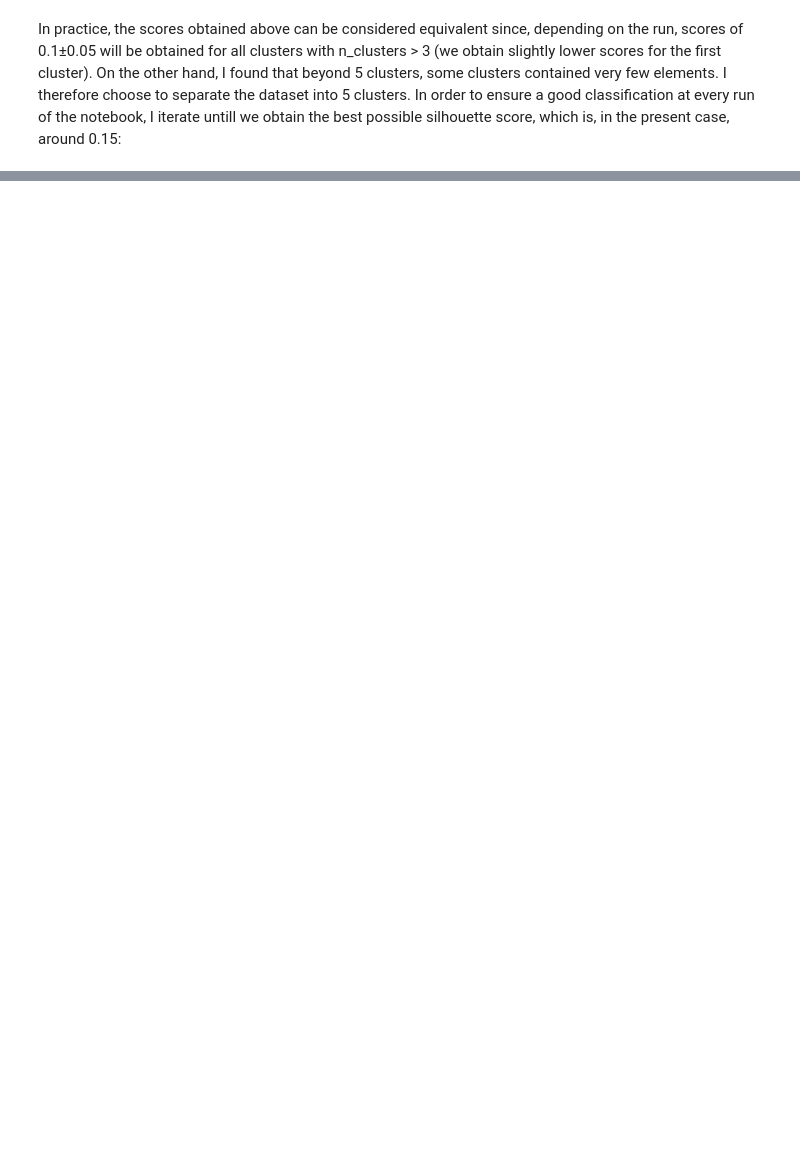
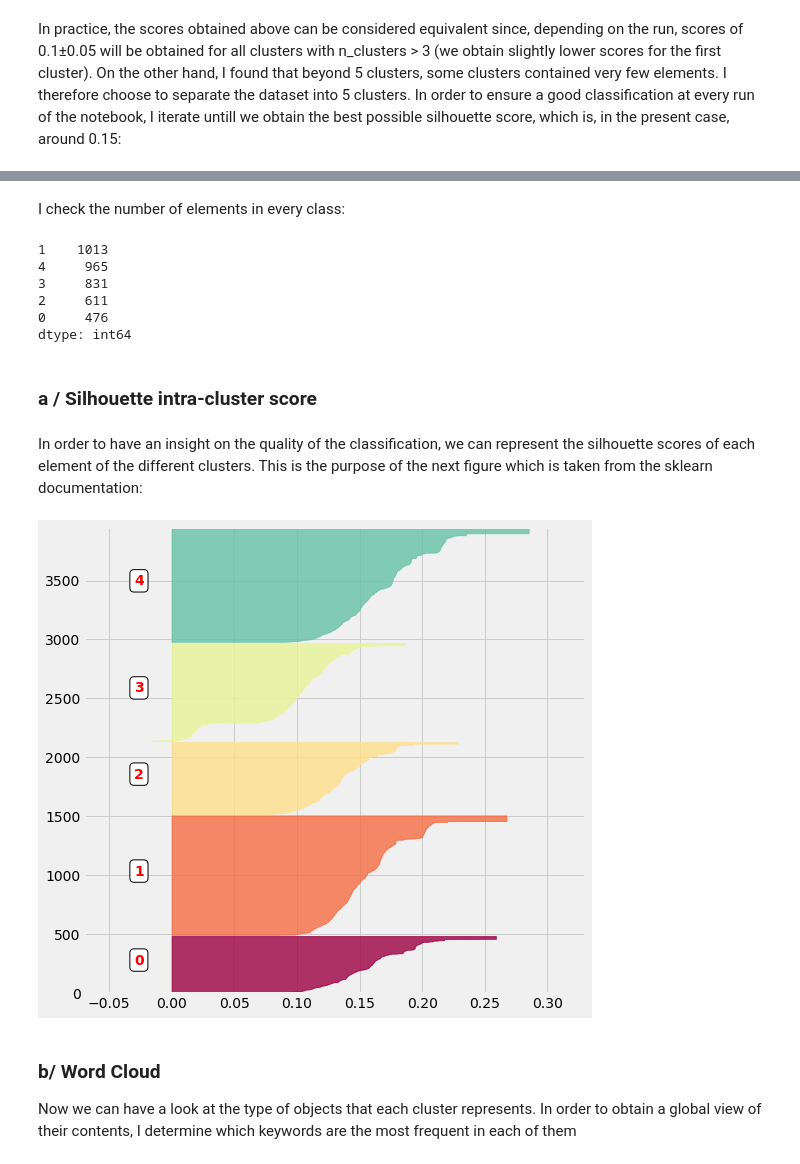
Before and after one commit to illumi91/Customer_segmentation, a Jupyter notebook: Market segmentation.ipynb, the cells around one changed output, grey strips where cells are left out. Saved outputs shown, nothing was run; the diff lists cells and outputs as text; code cells hidden in the pictures; blank space fills up the shorter version.

```diff
--- a/Market segmentation.ipynb
+++ b/Market segmentation.ipynb
@@ -390,7 +398,7 @@ for i in range(len(threshold)):
     label_col.append(col)
     X.loc[:, col] = 0
 
-for i, prod in enumerate(liste_produits):
+for i, prod in enumerate(list_product):
     prix = df_initial[ df_initial['Description'] == prod]['UnitPrice'].mean()
     j = 0
     while prix > threshold[j]:
@@ -456,0 +467,57 @@ For n_clusters = 5 The average silhouette_score is : 0.14709895533471118
+# %% [markdown]
+I check the number of elements in every class:
+# %%
+pd.Series(clusters).value_counts()
+# %% [output]
+1    1013
+4     965
+3     831
+2     611
+0     476
+dtype: int64
+# %% [markdown]
+### a / Silhouette intra-cluster score
+# %% [markdown]
+In order to have an insight on the quality of the classification, we can represent the silhouette scores of each element of the different clusters. This is the purpose of the next figure which is taken from the sklearn documentation:
+# %%
+def graph_component_silhouette(n_clusters, lim_x, mat_size, sample_silhouette_values, clusters):
+    plt.rcParams["patch.force_edgecolor"] = True
+    plt.style.use('fivethirtyeight')
+    mpl.rc('patch', edgecolor = 'dimgray', linewidth=1)
+    #____________________________
+    fig, ax1 = plt.subplots(1, 1)
+    fig.set_size_inches(8, 8)
+    ax1.set_xlim([lim_x[0], lim_x[1]])
+    ax1.set_ylim([0, mat_size + (n_clusters + 1) * 10])
+    y_lower = 10
+    for i in range(n_clusters):
+        #___________________________________________________________________________________
+        # Aggregate the silhouette scores for samples belonging to cluster i, and sort them
+        ith_cluster_silhouette_values = sample_silhouette_values[clusters == i]
+        ith_cluster_silhouette_values.sort()
+        size_cluster_i = ith_cluster_silhouette_values.shape[0]
+        y_upper = y_lower + size_cluster_i
+        cmap = cm.get_cmap("Spectral")
+        color = cmap(float(i) / n_clusters)
+        ax1.fill_betweenx(np.arange(y_lower, y_upper), 0, ith_cluster_silhouette_values,
+                           facecolor=color, edgecolor=color, alpha=0.8)
+        #____________________________________________________________________
+        # Label the silhouette plots with their cluster numbers at the middle
+        ax1.text(-0.03, y_lower + 0.5 * size_cluster_i, str(i), color = 'red', fontweight = 'bold',
+                bbox=dict(facecolor='white', edgecolor='black', boxstyle='round, pad=0.3'))
+        #______________________________________
+        # Compute the new y_lower for next plot
+        y_lower = y_upper + 10
+# %%
+#____________________________________
+# define individual silouhette scores
+sample_silhouette_values = silhouette_samples(matrix, clusters)
+#__________________
+# and do the graph
+graph_component_silhouette(n_clusters, [-0.07, 0.33], len(X), sample_silhouette_values, clusters)
+# %% [output]
+[figure, added]
+# %% [markdown]
+### b/ Word Cloud
+
+Now we can have a look at the type of objects that each cluster represents. In order to obtain a global view of their contents, I determine which keywords are the most frequent in each of them
```
Also changed, not shown: parts of 7 cells of this notebook.
